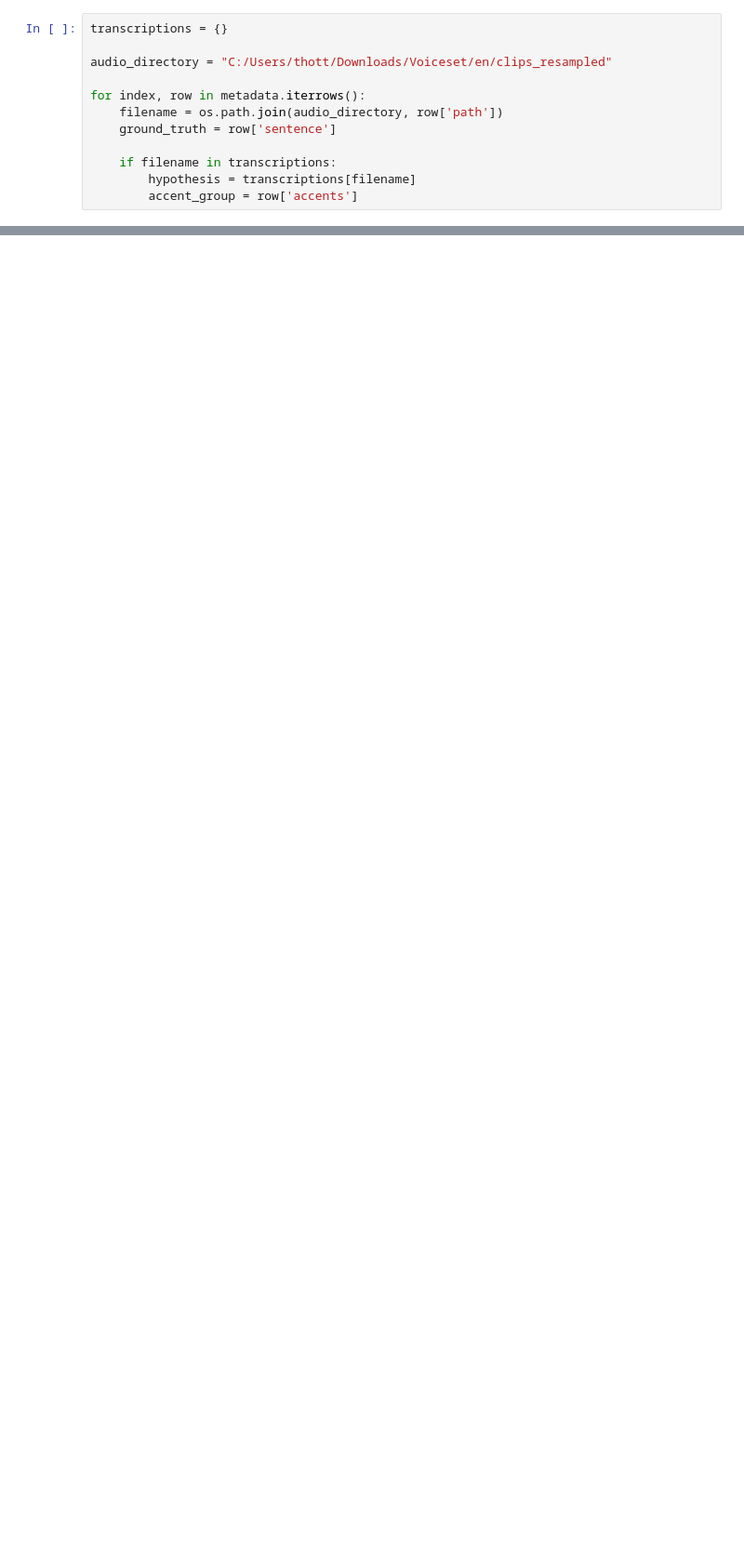
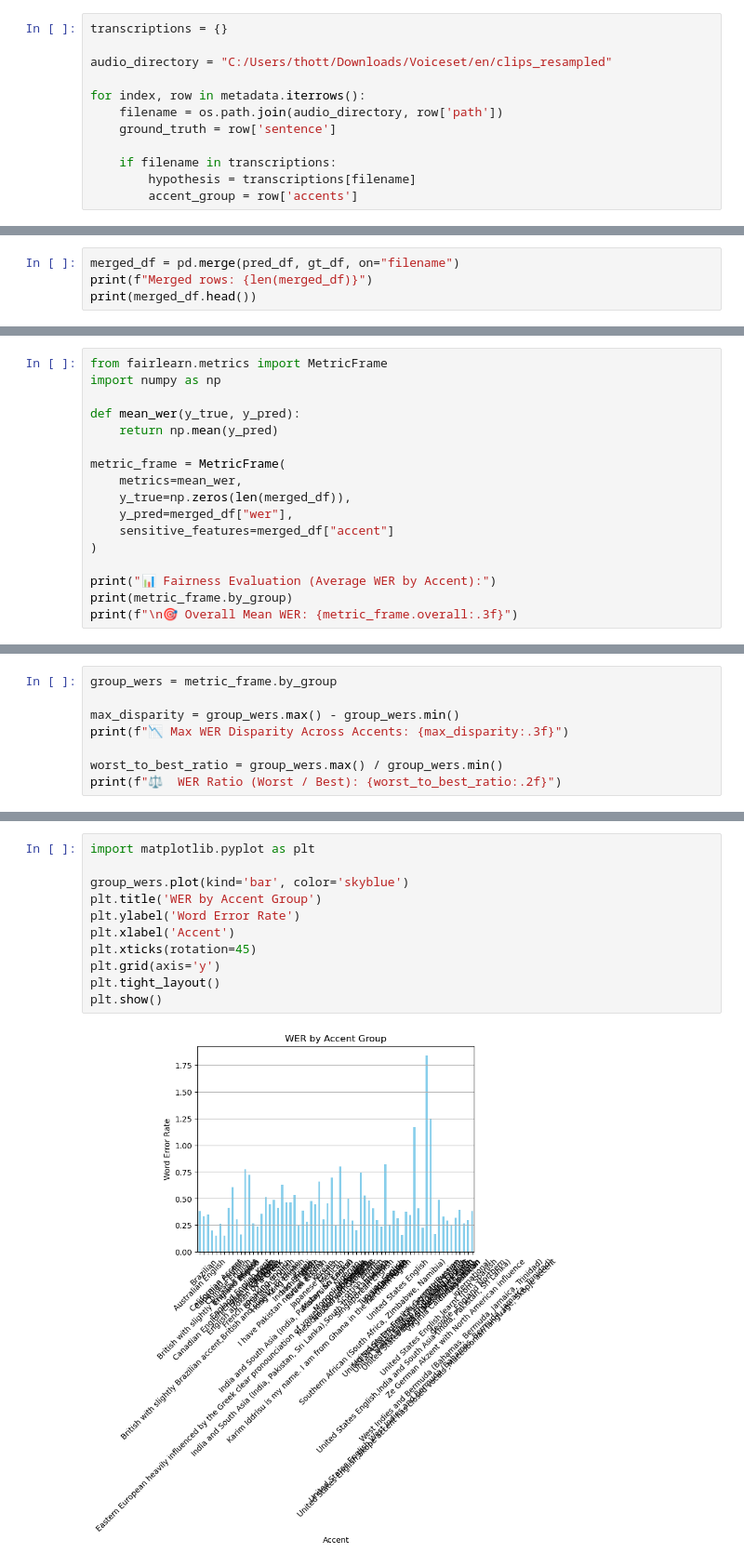
Before and after one commit to kiranprasad7/Trustworthy-AI-Midterm-Project, a Jupyter notebook: Trustworthy AI Systems Midterm Project.ipynb, the cells around one changed output, grey strips where cells are left out. Shown at 93% size. Saved outputs shown, nothing was run; the diff lists cells and outputs as text; blank space fills up the shorter version.

```diff
--- a/Trustworthy AI Systems Midterm Project.ipynb
+++ b/Trustworthy AI Systems Midterm Project.ipynb
@@ -319,0 +144,4 @@ root.mainloop()
+# %%
+merged_df = pd.merge(pred_df, gt_df, on="filename")
+print(f"Merged rows: {len(merged_df)}")
+print(merged_df.head())
@@ -319,0 +208,17 @@ root.mainloop()
+# %%
+from fairlearn.metrics import MetricFrame
+import numpy as np
+
+def mean_wer(y_true, y_pred):
+    return np.mean(y_pred)
+
+metric_frame = MetricFrame(
+    metrics=mean_wer,
+    y_true=np.zeros(len(merged_df)),
+    y_pred=merged_df["wer"],
+    sensitive_features=merged_df["accent"]
+)
+
+print("📊 Fairness Evaluation (Average WER by Accent):")
+print(metric_frame.by_group)
+print(f"\n🎯 Overall Mean WER: {metric_frame.overall:.3f}")
@@ -319,0 +242,8 @@ root.mainloop()
+# %%
+group_wers = metric_frame.by_group
+
+max_disparity = group_wers.max() - group_wers.min()
+print(f"📉 Max WER Disparity Across Accents: {max_disparity:.3f}")
+
+worst_to_best_ratio = group_wers.max() / group_wers.min()
+print(f"⚖️  WER Ratio (Worst / Best): {worst_to_best_ratio:.2f}")
@@ -319,0 +253,13 @@ root.mainloop()
+# %%
+import matplotlib.pyplot as plt
+
+group_wers.plot(kind='bar', color='skyblue')
+plt.title('WER by Accent Group')
+plt.ylabel('Word Error Rate')
+plt.xlabel('Accent')
+plt.xticks(rotation=45)
+plt.grid(axis='y')
+plt.tight_layout()
+plt.show()
+# %% [output]
+[figure, added]
```
Also changed, not shown: parts of 17 cells of this notebook.
